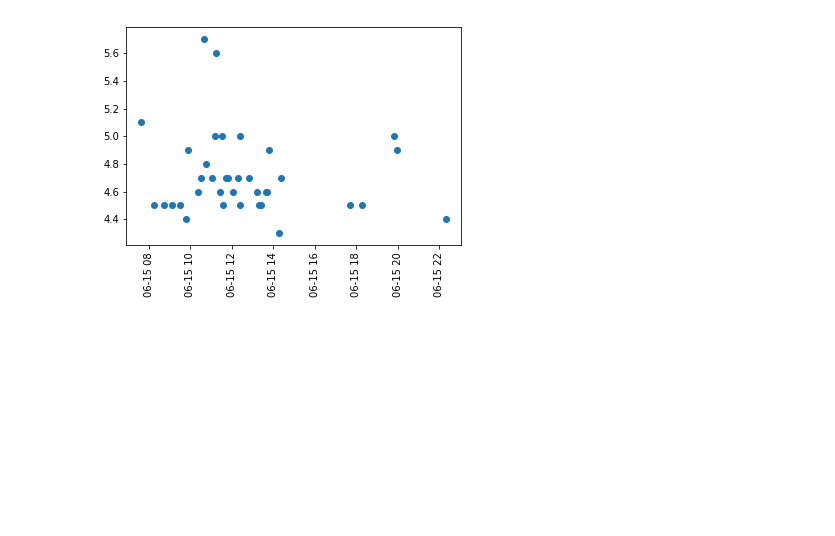
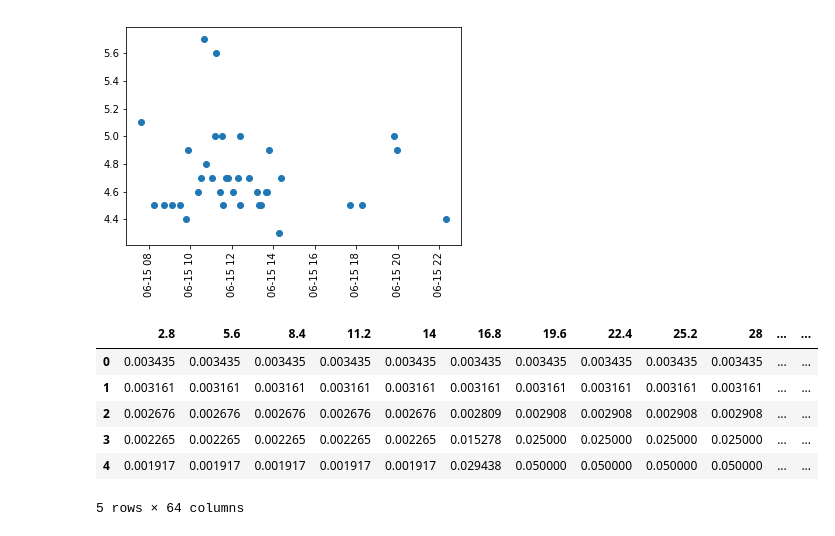
Before and after one commit to DylanHong/MtPinatubo, a Jupyter notebook: Earthquake.ipynb, the cells around one changed output. Cells and saved outputs as stored; diff of their text form; code cells hidden in the pictures; blank space fills up the shorter version.

```diff
--- a/Earthquake.ipynb
+++ b/Earthquake.ipynb
@@ -108,3 +109,14 @@ plt.xticks(rotation=90)
         726998.66666667, 726998.75      , 726998.83333333, 726998.91666667]),
  <a list of 8 Text xticklabel objects>)
 [figure]
+# %%
+df1 = pd.read_csv('VolcanicForcing.csv')
+df1.head()
+# %% [output]
+|  | 2.8 | 5.6 | 8.4 | 11.2 | 14 | 16.8 | 19.6 | 22.4 | 25.2 | 28 | ... | ... |
+| 0 | 0.003435 | 0.003435 | 0.003435 | 0.003435 | 0.003435 | 0.003435 | 0.003435 | 0.003435 | 0.003435 | 0.003435 | ... | ... |
+| 1 | 0.003161 | 0.003161 | 0.003161 | 0.003161 | 0.003161 | 0.003161 | 0.003161 | 0.003161 | 0.003161 | 0.003161 | ... | ... |
+| 2 | 0.002676 | 0.002676 | 0.002676 | 0.002676 | 0.002676 | 0.002809 | 0.002908 | 0.002908 | 0.002908 | 0.002908 | ... | ... |
+| 3 | 0.002265 | 0.002265 | 0.002265 | 0.002265 | 0.002265 | 0.015278 | 0.025000 | 0.025000 | 0.025000 | 0.025000 | ... | ... |
+| 4 | 0.001917 | 0.001917 | 0.001917 | 0.001917 | 0.001917 | 0.029438 | 0.050000 | 0.050000 | 0.050000 | 0.050000 | ... | ... |
+5 rows × 64 columns
```
Also changed, not shown: parts of 5 cells of this notebook, 3 other files.
